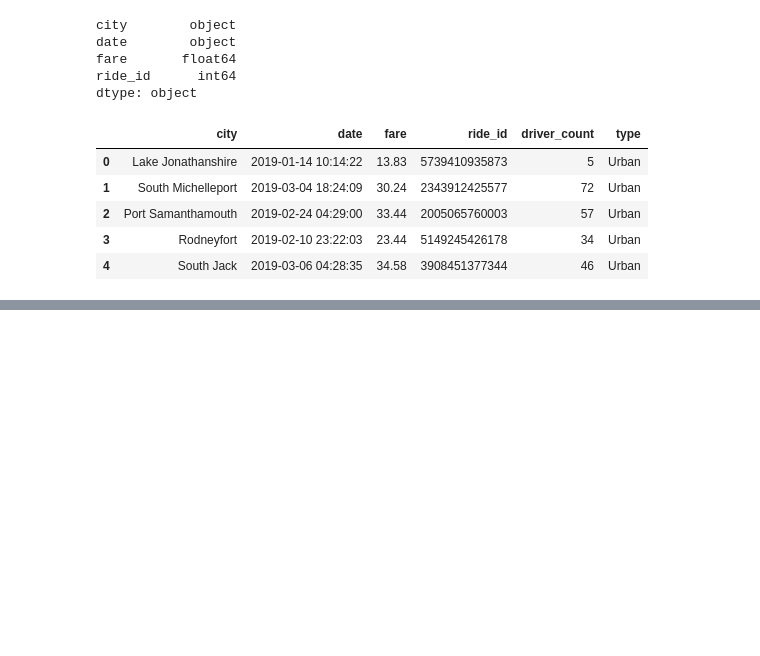
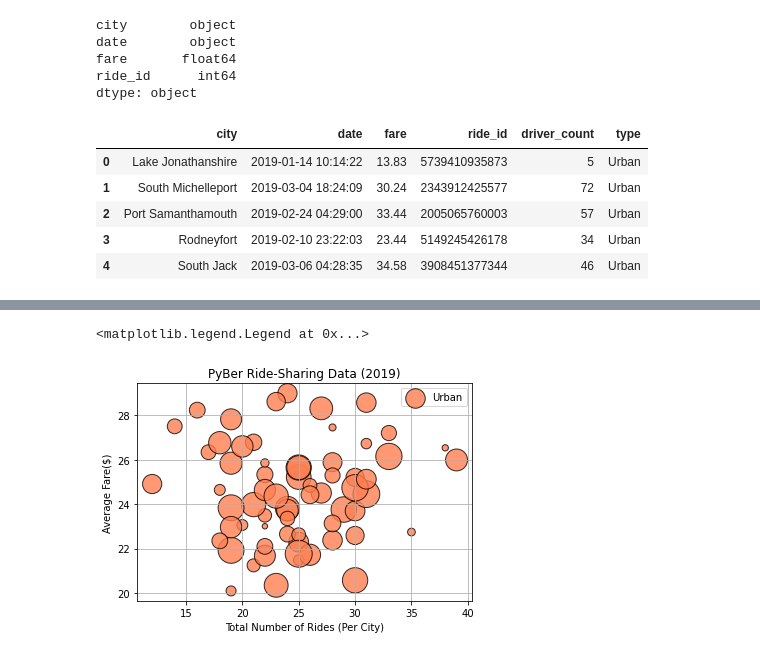
Before and after one commit to abidor13/PyBer_Analysis, a Jupyter notebook: PyBer.ipynb, the cells around one changed output, grey strips where cells are left out. Cells and saved outputs as stored; diff of their text form; code cells hidden in the pictures; blank space fills up the shorter version.

```diff
--- a/PyBer.ipynb
+++ b/PyBer.ipynb
@@ -123,0 +277,16 @@ pyber_data_df.head()
+# %%
+# Build a scatter plot for Urban cities
+plt.scatter(urban_ride_count,
+            urban_avg_fare,
+            s=urban_driver_count*10,
+           color="coral", edgecolors="black", linewidths=1, alpha=0.8,
+           label="Urban")
+plt.xlabel("Total Number of Rides (Per City)")
+plt.ylabel("Average Fare($)")
+plt.title("PyBer Ride-Sharing Data (2019)")
+plt.grid()
+
+plt.legend()
+# %% [output]
+<matplotlib.legend.Legend at 0x...>
+[figure, added]
```
Also changed, not shown: parts of 18 cells of this notebook, 4 other files.
